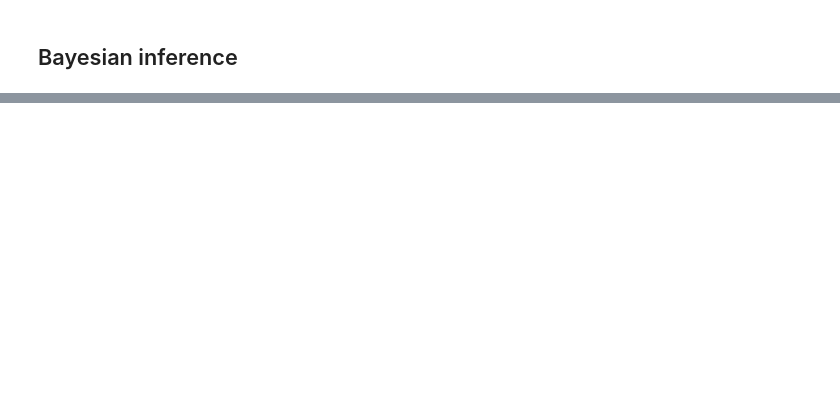
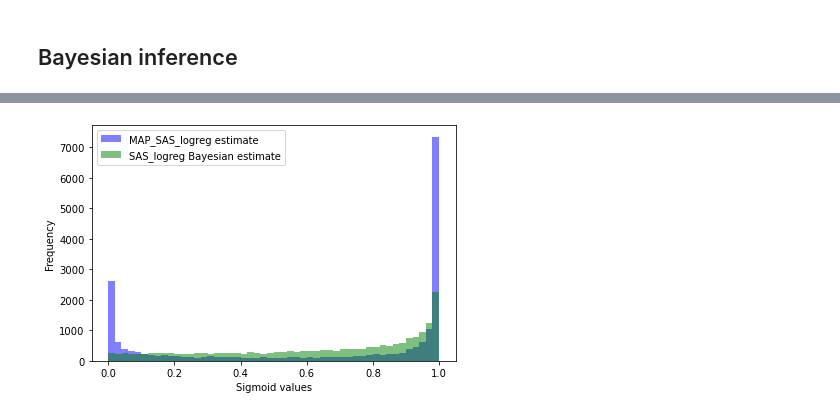
Before and after one commit to ViktorTorp/dont_overfit, a Jupyter notebook: notebooks/04_logreg_MLE_MAP_BAYES_norm.ipynb, the cells around one changed output, grey strips where cells are left out. Cells and saved outputs as stored; diff of their text form; code cells hidden in the pictures; blank space fills up the shorter version.

```diff
--- a/notebooks/04_logreg_MLE_MAP_BAYES_norm.ipynb
+++ b/notebooks/04_logreg_MLE_MAP_BAYES_norm.ipynb
@@ -366,0 +348,11 @@ array([0.99354538, 0.96931246, 0.92504746, 0.99756073, 0.0920696 ,
+# %%
+plt.hist(map_preds, bins=50, color="blue", alpha=0.5, label="MAP_SAS_logreg estimate")
+plt.hist(preds, bins=50, color="green", alpha=0.5, label="SAS_logreg Bayesian estimate")
+plt.xlabel("Sigmoid values")
+plt.ylabel("Frequency")
+plt.legend()
+plt.tight_layout()
+plt.savefig("softmax_values.png")
+plt.show()
+# %% [output]
+[figure, added]
```
Also changed, not shown: parts of 14 cells of this notebook, 2 other files.
